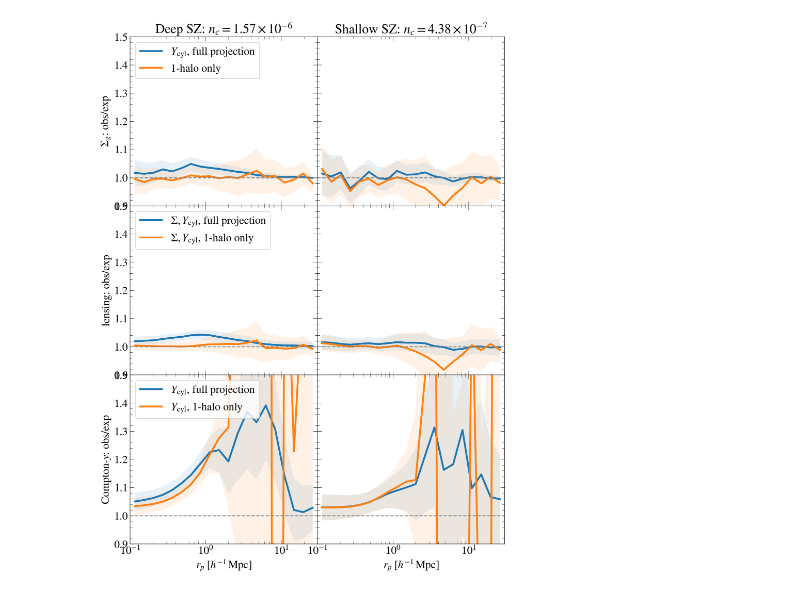
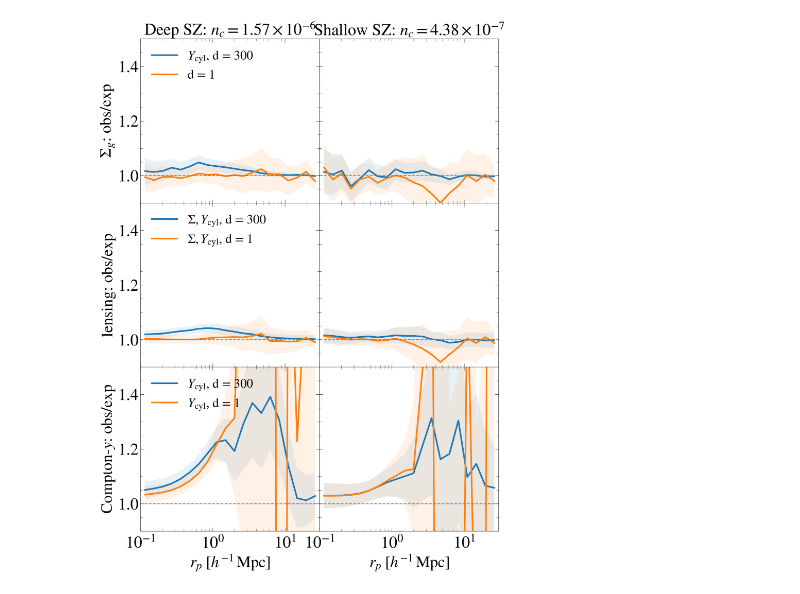
Before and after one commit to LeiAstro/projections_selection-bias_for_multi-wave_clusters_FLAMINGO, a Jupyter notebook: code/Y_selection_1halo_updated.ipynb, the cells around one changed output. Cells and saved outputs as stored; diff of their text form; code cells hidden in the pictures.

```diff
--- a/code/Y_selection_1halo_updated.ipynb
+++ b/code/Y_selection_1halo_updated.ipynb
@@ -174,13 +174,13 @@ for row in range(nrows):
             y_sim = ycyl_data["Y500c_so_baseline_noise"]["results"]["Sigma_g_hd"]["bias_sim"][survey_idx, :]
             e_sim = ycyl_data["Y500c_so_baseline_noise"]["results"]["Sigma_g_hd"]["bias_sim_err"][survey_idx, :]
 
-            line = ax.plot(rp, y_sim, lw=3, label=r"$Y_{\rm cyl}$, full projection")
+            line = ax.plot(rp, y_sim, lw=3, label=r"$Y_{\rm cyl}$, d = 300")
             ax.fill_between(rp, y_sim-e_sim, y_sim+e_sim, interpolate=True, facecolor=line[0].get_c(), alpha=0.1)
 
             ### TODO: add the 1-halo only
             y_sim = ycyl_data_1h["Y500c_so_baseline_noise"]["results"]["Sigma_g_hd"]["bias_sim"][survey_idx, :]
             e_sim = ycyl_data_1h["Y500c_so_baseline_noise"]["results"]["Sigma_g_hd"]["bias_sim_err"][survey_idx, :]
-            line = ax.plot(rp, y_sim, lw=3, label=r"1-halo only")
+            line = ax.plot(rp, y_sim, lw=3, label=r"d = 1")
             ax.fill_between(rp, y_sim-e_sim, y_sim+e_sim, interpolate=True, facecolor=line[0].get_c(), alpha=0.1)
 
 
@@ -189,37 +189,38 @@ for row in range(nrows):
             y_sim = ycyl_data["Y500c_so_baseline_noise"]["results"]["Sigma"]["bias_sim"][survey_idx, :]
             e_sim = ycyl_data["Y500c_so_baseline_noise"]["results"]["Sigma"]["bias_sim_err"][survey_idx, :]
 
-            line = ax.plot(rp, y_sim, lw=3, label=r"$\Sigma, Y_{\rm cyl}$, full projection")
+            line = ax.plot(rp, y_sim, lw=3, label=r"$\Sigma, Y_{\rm cyl}$, d = 300")
             ax.fill_between(rp, y_sim-e_sim, y_sim+e_sim, interpolate=True, facecolor=line[0].get_c(), alpha=0.1)
 
 
             ### TODO: add the 1-halo only
             y_sim = ycyl_data_1h["Y500c_so_baseline_noise"]["results"]["Sigma"]["bias_sim"][survey_idx, :]
             e_sim = ycyl_data_1h["Y500c_so_baseline_noise"]["results"]["Sigma"]["bias_sim_err"][survey_idx, :]
-            line = ax.plot(rp, y_sim, lw=3, label=r"$\Sigma, Y_{\rm cyl}$, 1-halo only")
+            line = ax.plot(rp, y_sim, lw=3, label=r"$\Sigma, Y_{\rm cyl}$, d = 1")
             ax.fill_between(rp, y_sim-e_sim, y_sim+e_sim, interpolate=True, facecolor=line[0].get_c(), alpha=0.1)
 
         if row == 2:  # SZ
 
             y_sim = ycyl_data["Y500c_so_baseline_noise"]["results"]["cy_so_baseline_noise"]["bias_sim"][survey_idx, :]
             e_sim = ycyl_data["Y500c_so_baseline_noise"]["results"]["cy_so_baseline_noise"]["bias_sim_err"][survey_idx, :]
 
-            line = ax.plot(rp, y_sim, lw=3, label=r"$Y_{\rm cyl}$, full projection")
+            line = ax.plot(rp, y_sim, lw=3, label=r"$Y_{\rm cyl}$, d = 300")
             ax.fill_between(rp, y_sim-e_sim, y_sim+e_sim, interpolate=True, facecolor=line[0].get_c(), alpha=0.1)
 
             ### TODO: add the 1-halo only  (noise_cy with projection_depth = 1 cMpc/h selected with Ycyl_noise)
             y_sim = ycyl_data_1h["Y500c_so_baseline_noise"]["results"]["cy_so_baseline_noise"]["bias_sim"][survey_idx, :]
             e_sim = ycyl_data_1h["Y500c_so_baseline_noise"]["results"]["cy_so_baseline_noise"]["bias_sim_err"][survey_idx, :]
-            line = ax.plot(rp, y_sim, lw=3, label=r"$Y_{\rm cyl}$, 1-halo only")
+            line = ax.plot(rp, y_sim, lw=3, label=r"$Y_{\rm cyl}$, d = 1")
             ax.fill_between(rp, y_sim-e_sim, y_sim+e_sim, interpolate=True, facecolor=line[0].get_c(), alpha=0.1)
 
         ax.axhline(1, c='gray', ls='--')
         ax.set_ylim(0.9, 1.5)
+        #ax.set_ylim(0.5, 2)
         ax.set_xlim(0.1, 30)
         ax.set_xscale('log')
         if col==0:
             ax.legend(loc=2)
         ax.grid(False)
-#plt.savefig('../plots/Y_selection_1halo.pdf')
+plt.savefig('../plots/Y_selection_1halo.pdf')
 # %% [output]
-[figure, old version]
+[figure, new version]
```
Also changed, not shown: 6 other files.
